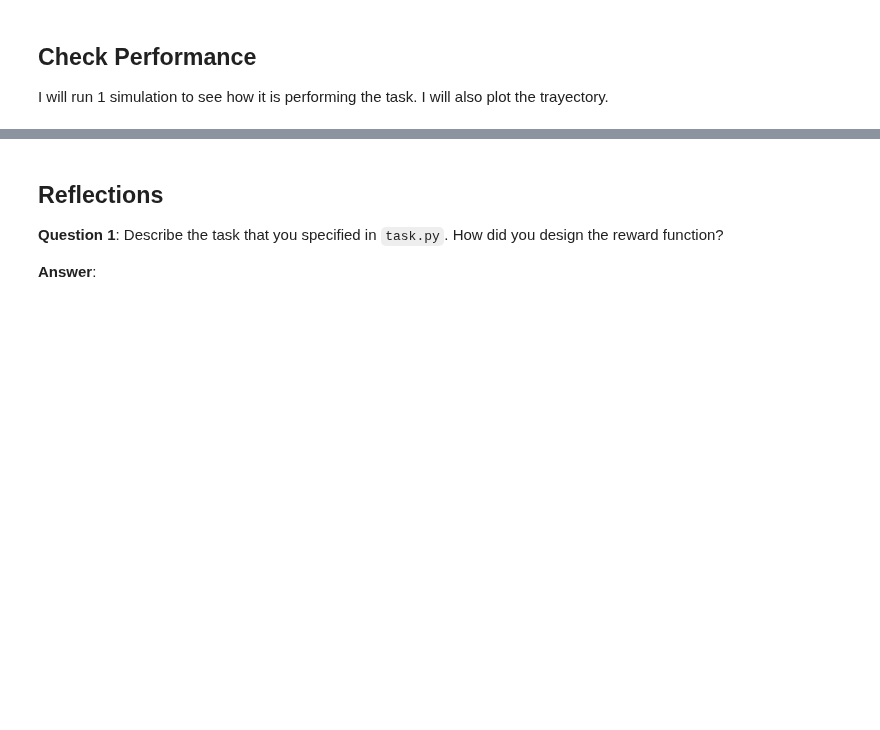
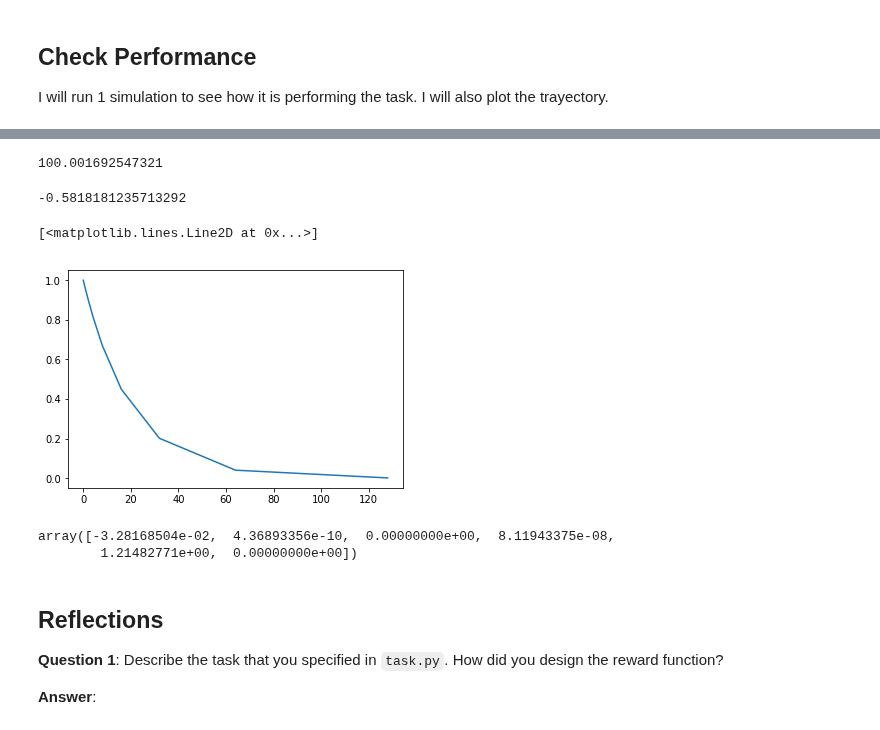
Before and after one commit to falrrema/ML_Nanodegree, a Jupyter notebook: P6_Quadcopter/Quadcopter_Project.ipynb, the cells around one changed output, grey strips where cells are left out. Cells and saved outputs as stored; diff of their text form; code cells hidden in the pictures; blank space fills up the shorter version.

```diff
--- a/P6_Quadcopter/Quadcopter_Project.ipynb
+++ b/P6_Quadcopter/Quadcopter_Project.ipynb
@@ -326,3 +337,29 @@ Episode Reward : -523.0476632402828
+# %%
+t = res['time'].idxmax()
+
+a = np.array((res.loc[t, 'x'],res.loc[t, 'y'],res.loc[t, 'z']))
+b = np.array((0,0,100))
+dist = np.linalg.norm(a-b)
+dist
+# %% [output]
+100.001692547321
+# %%
+import pandas as pd
+res = pd.DataFrame.from_dict(results)
+# %% [output]
+-0.5818181235713292
+# %%
+dist = np.array((0,0.5,1,2,4,8,16,32,64,128))
+exp = np.exp(-dist/20)
+plt.plot(dist, exp)
+# %% [output]
+[<matplotlib.lines.Line2D at 0x...>]
+[figure, added]
+# %%
+task.sim.pose
+# %% [output]
+array([-3.28168504e-02,  4.36893356e-10,  0.00000000e+00,  8.11943375e-08,
+        1.21482771e+00,  0.00000000e+00])
 # %% [markdown]
 ## Reflections
 
```
Also changed, not shown: parts of 3 cells of this notebook, 1 other file.
